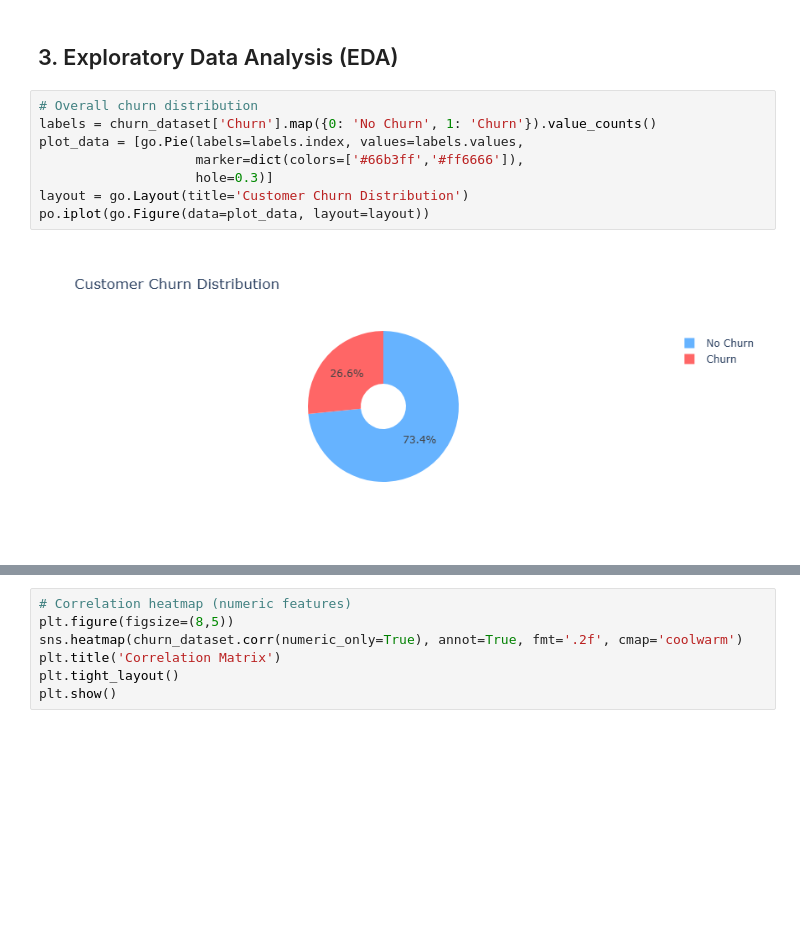
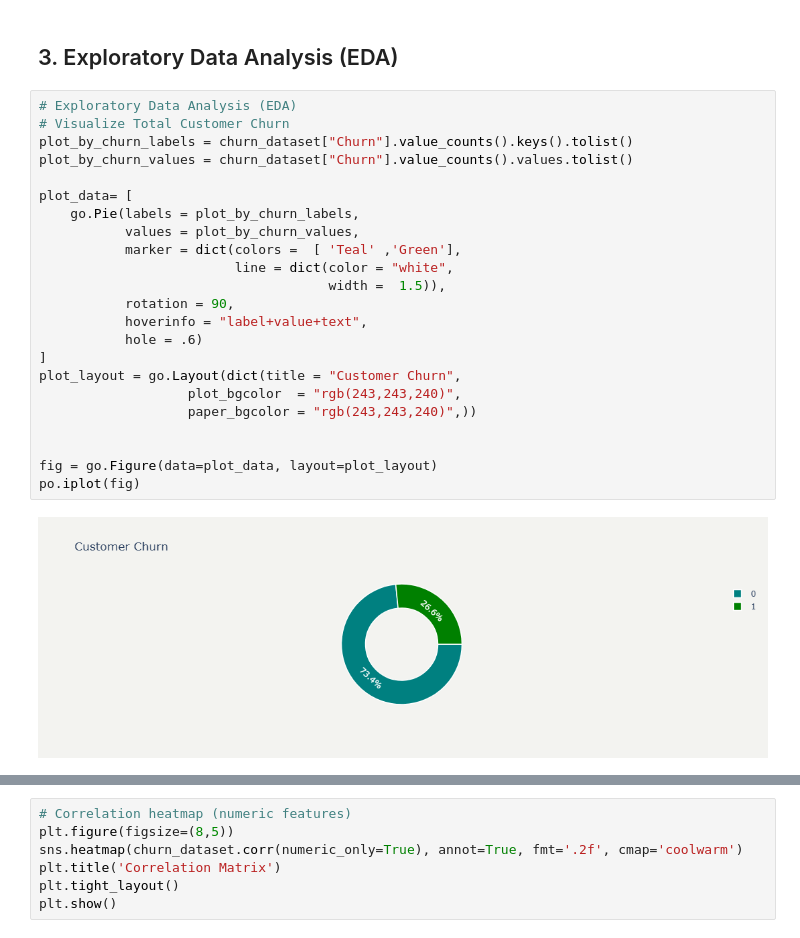
Before and after one commit to rohitjangid2/Customer-Churn-Analysis-Telecom-Dataset, a Jupyter notebook: notebook/customer_churn.ipynb, the cells around one changed output, grey strips where cells are left out. Cells and saved outputs as stored; diff of their text form; blank space fills up the shorter version.

Commit message:
Updated churn analysis notebook

```diff
--- a/notebook/customer_churn.ipynb
+++ b/notebook/customer_churn.ipynb
@@ -96,13 +96,28 @@ churn_dataset.describe()
 # %% [markdown]
 ## 3. Exploratory Data Analysis (EDA)
 # %%
-# Overall churn distribution
-labels = churn_dataset['Churn'].map({0: 'No Churn', 1: 'Churn'}).value_counts()
-plot_data = [go.Pie(labels=labels.index, values=labels.values,
-                    marker=dict(colors=['#66b3ff','#ff6666']),
-                    hole=0.3)]
-layout = go.Layout(title='Customer Churn Distribution')
-po.iplot(go.Figure(data=plot_data, layout=layout))
+# Exploratory Data Analysis (EDA)
+# Visualize Total Customer Churn
+plot_by_churn_labels = churn_dataset["Churn"].value_counts().keys().tolist()
+plot_by_churn_values = churn_dataset["Churn"].value_counts().values.tolist()
+
+plot_data= [
+    go.Pie(labels = plot_by_churn_labels,
+           values = plot_by_churn_values,
+           marker = dict(colors =  [ 'Teal' ,'Green'],
+                         line = dict(color = "white",
+                                     width =  1.5)),
+           rotation = 90,
+           hoverinfo = "label+value+text",
+           hole = .6)
+]
+plot_layout = go.Layout(dict(title = "Customer Churn",
+                   plot_bgcolor  = "rgb(243,243,240)",
+                   paper_bgcolor = "rgb(243,243,240)",))
+
+
+fig = go.Figure(data=plot_data, layout=plot_layout)
+po.iplot(fig)
 # %% [output]
-[figure, old version]
+[figure, new version]
 # %%
```
Also changed, not shown: parts of 13 cells of this notebook.
